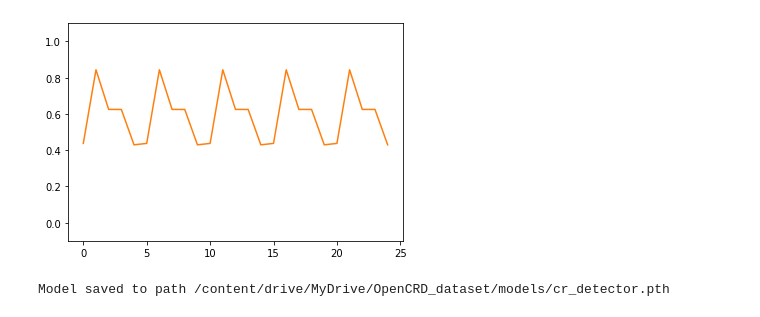
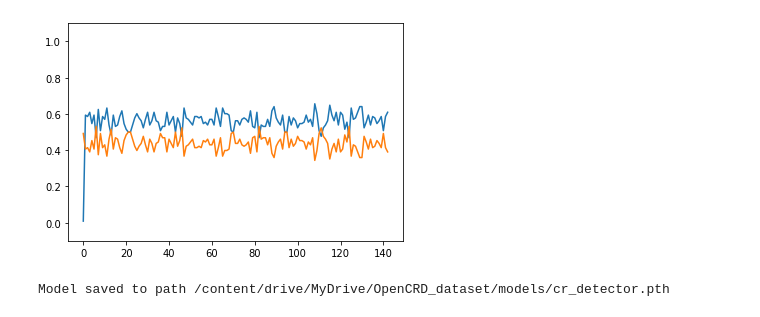
Before and after one commit to pAplakidis/OpenCRD, a Jupyter notebook: notebooks/train_test_googlecolab.ipynb, the cells around one changed output. Saved outputs shown, nothing was run; the diff lists cells and outputs as text; code cells hidden in the pictures.

Commit message:
fixed training script, need to tweak sample and make the model better

```diff
--- a/notebooks/train_test_googlecolab.ipynb
+++ b/notebooks/train_test_googlecolab.ipynb
@@ -117,0 +122,8 @@ Frame([[[  0,   0,   0],
+# %%
+from google.colab.patches import cv2_imshow
+
+idx = 800
+print(LABEL_DICT[labels[idx]])
+frame = cv2.resize(cv2.cvtColor(frames[idx], cv2.COLOR_BGR2RGB), (W,H))
+print(frame.shape)
+cv2_imshow(frame)
@@ -117,0 +134,12 @@ Frame([[[  0,   0,   0],
+# %%
+# make pims video into actual numpy frames
+def conv_frames(frames):
+  imgs = []
+  print("Getting frames into proper arrays")
+  for frame in frames:
+    imgs.append(cv2.resize(cv2.cvtColor(frame, cv2.COLOR_BGR2RGB), (W,H)))
+  print("Frames converted to numpy arrays")
+  return np.array(imgs)
+
+imgs = conv_frames(frames)
+cv2_imshow(imgs[800])
@@ -162,57 +195,45 @@ class ConvNet(nn.Module):
       num_features *= s
     return num_features
 # %%
-# TODO: need to train with new data (generally more data), all predicted values are 0
-# NOTE: either combine all videos/logs or save the model and retrain on new data
-
 # train the network
 def train(frames, labels, model):
-  loss_function = nn.BCELoss()
-  optim = torch.optim.Adam(model.parameters(), lr=0.001)  # TODO: try lr = 0.1,0.01,0.001
+  loss_function = nn.BCELoss()  # for binary classification
+  #loss_function = nn.CrossEntropyLoss() # for multiclass classification
+  optim = torch.optim.Adam(model.parameters(), lr=0.001)
 
   losses, accuracies = [], []
-  epochs = 5   # TODO: try training with different number of epochs (try low ones if we are training video after video)
+  epochs = 11   # TODO: try training with different number of epochs (try low ones if we are training video after video)
   BS = 128        # TODO: try training with different batch sizes (careful with memory)
 
-  # TODO: losses and accuracies are binary (they swap), SOLVE THIS PROBLEM
   for epoch in range(epochs):
     print("[+] Epoch", epoch)
-    #running_loss = 0.0
     t = trange(0, int(0.8 * len(frames)) - BS, BS)  # trange progress bar on 80% training split
+    visited_idx = np.array([])
 
     # train split = 80%
     for i in t:
       # get data into network
+      rng = np.random.default_rng()
+      samp = rng.choice(len(frames), size=BS, replace=False)
+      #samp = np.random.randint(0, len(frames)-1, size=(BS))
+      visited_idx = np.concatenate((visited_idx, samp)) # add the new random values to visited indices
 
-      ## for BS = 1
-      #X_train = cv2.resize(cv2.cvtColor(frames[i], cv2.COLOR_BGR2RGB), (W,H))
-      #X_train = np.moveaxis(X_train, -1, 0)
-      #X = torch.tensor(X_train).float().to(device)
-      #X = X.unsqueeze(0)
-      #Y_train = np.array([[labels[i]]])
-      #Y = torch.tensor(Y_train).float().to(device)
+      # TODO: we must not sample the same frames in the same epoch (use visited_idx)
+      X_train = []
+      Y_train = []
+      for j in samp:
+        frame = frames[j]
+        frame = np.moveaxis(frame, -1, 0) # [batch_size, channels, height, width]
+        X_train.append(frame)
+        Y_train.append([labels[j]])
+      X = torch.tensor(np.array(X_train)).float().to(device)
+      Y = torch.tensor(np.array(Y_train)).float().to(device)
 
-      X_train = []
-      for j in range(BS):
-        frame = cv2.resize(cv2.cvtColor(frames[i+j], cv2.COLOR_BGR2RGB), (W,H))
-        frame = np.moveaxis(frame, -1, 0)
-        X_train.append(frame)
-      X_train = np.array(X_train)
-      X = torch.tensor(X_train).float().to(device)
-
-      Y_train = []
-      for j in range(BS):
-        Y_train.append([labels[i+j]])
-      Y_train = np.array(Y_train)
-      Y = torch.tensor(Y_train).float().to(device)
-
+      # forward feed and backpropagation
       #model.zero_grad()
       optim.zero_grad()
-
-      # forward feed and backpropagation
       out = model(X)
       cat = torch.round(out)  # TODO: round up to a threshold (0.8 confidence instead of 0.5)
-      # NOTE. mean() should be used when we have BS > 1
       accuracy = (cat == Y).float().mean()
       loss = loss_function(out, Y)
       loss = loss.mean()
@@ -222,9 +243,9 @@ def train(frames, labels, model):
       # print stats
       loss = loss.item()
       accuracy = accuracy.item()
-      losses.append(loss)
+      losses.append(loss/100) # /100 so that we can see it in the graph
       accuracies.append(accuracy)
-      t.set_description("loss %.2f accuracy %.2f output %.2f" % (loss, accuracy, out.mean().item()))
+      t.set_description("loss %.2f accuracy %.2f out %.2f" % (loss, accuracy, out.mean().item()))
 
   # plot losses and accuracies
   plt.ylim(-0.1, 1.1)
@@ -236,7 +257,16 @@ def train(frames, labels, model):
 if device.type == "cuda":
   torch.cuda.empty_cache()  # to avoid running out of cuda memory
   print("[~] Cleared cuda cache")
-#model = ConvNet().to(device).train() # Uncomment this if you want to train from the start, else just run the loader block first
-model = train(frames, labels, model)
+
+# train for all files
+model = ConvNet().to(device).train() # Uncomment this if you want to train from the start, else just run the loader block first
+
+# TODO: if colab stops (not enough time to train on the whole dataset), to the training manually (save/load)
+for i in trange(len(video_files)):
+  print("[~] Training on files: %s , %s" % (base_dir+video_files[i], base_dir+log_files[i]))
+  frames, labels = get_data(base_dir+video_files[i], base_dir+log_files[i])
+  frames = conv_frames(frames)
+  model = train(frames, labels, model)
+print("[+] Trained model on all data files")
 # %% [output]
 [~] Cleared cuda cache
@@ -251,2 +297,2 @@ model = train(frames, labels, model)
-[figure, old version]
+[figure, new version]
 # %%
```
Also changed, not shown: parts of 14 cells of this notebook, 1 other file.
